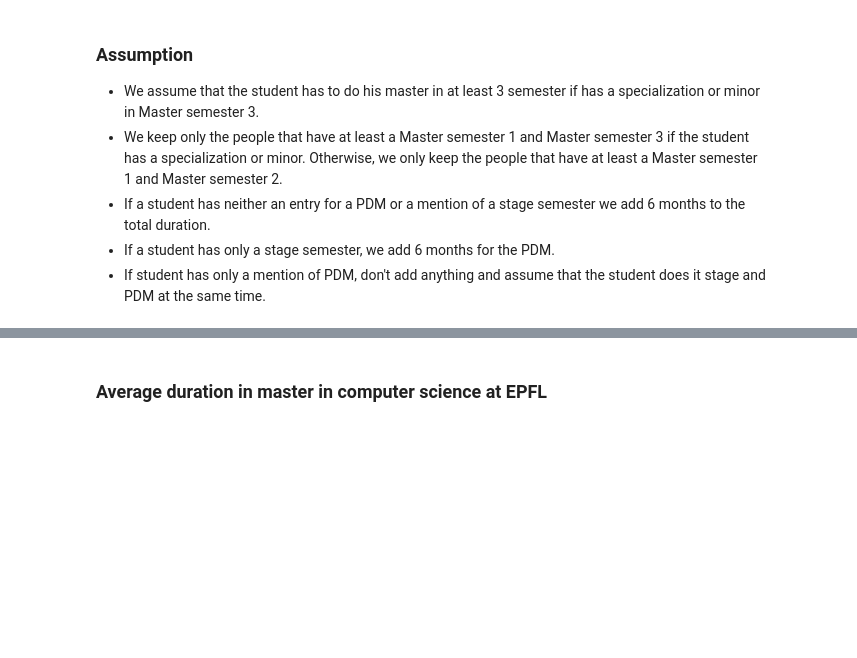
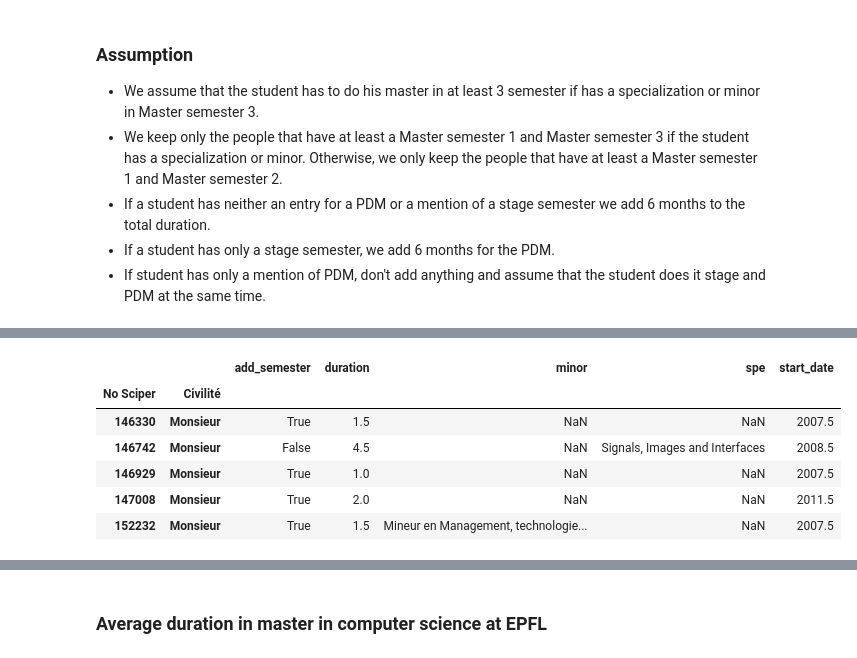
Before and after one commit to onanypoint/ADA-Homework, a Jupyter notebook: 02 - Data from the Web/Data from the web.ipynb, the cells around one changed output, grey strips where cells are left out. Saved outputs shown, nothing was run; the diff lists cells and outputs as text; code cells hidden in the pictures; blank space fills up the shorter version.

```diff
--- a/02 - Data from the Web/Data from the web.ipynb
+++ b/02 - Data from the Web/Data from the web.ipynb
@@ -296,10 +396,20 @@ filtered.sort_values('No Sciper').head()
 # %%
 grpd = filtered.groupby(['No Sciper', 'Civilité'])
 duration = grpd.apply(lambda x: max(x.date_help) - min(x.date_help) + .5)
+
+# needed for the bonus part scatter plot
 start_date = grpd.apply(lambda x: min(x.date_help))
-add = grpd.apply(lambda x: add_semester(x)).astype('category')
-minor = grpd.apply(lambda x: get_minor(x)).astype('category')
-spe = grpd.apply(lambda x: get_spe(x)).astype('category')
+add = grpd.apply(add_semester).astype('category')
+minor = grpd.apply(get_minor).astype('category')
+spe = grpd.apply(get_spe).astype('category')
 df = pd.concat({'duration': duration, 'add_semester':add, 'spe':spe, 'minor':minor, 'start_date':start_date }, axis=1)
 df.head()
+# %% [output]
+|  |  | add_semester | duration | minor | spe | start_date |
+| No Sciper | Civilité |  |  |  |  |  |
+| 146330 | Monsieur | True | 1.5 | NaN | NaN | 2007.5 |
+| 146742 | Monsieur | False | 4.5 | NaN | Signals, Images and Interfaces | 2008.5 |
+| 146929 | Monsieur | True | 1.0 | NaN | NaN | 2007.5 |
+| 147008 | Monsieur | True | 2.0 | NaN | NaN | 2011.5 |
+| 152232 | Monsieur | True | 1.5 | Mineur en Management, technologie... | NaN | 2007.5 |
 # %%
```
Also changed, not shown: parts of 21 cells of this notebook.
